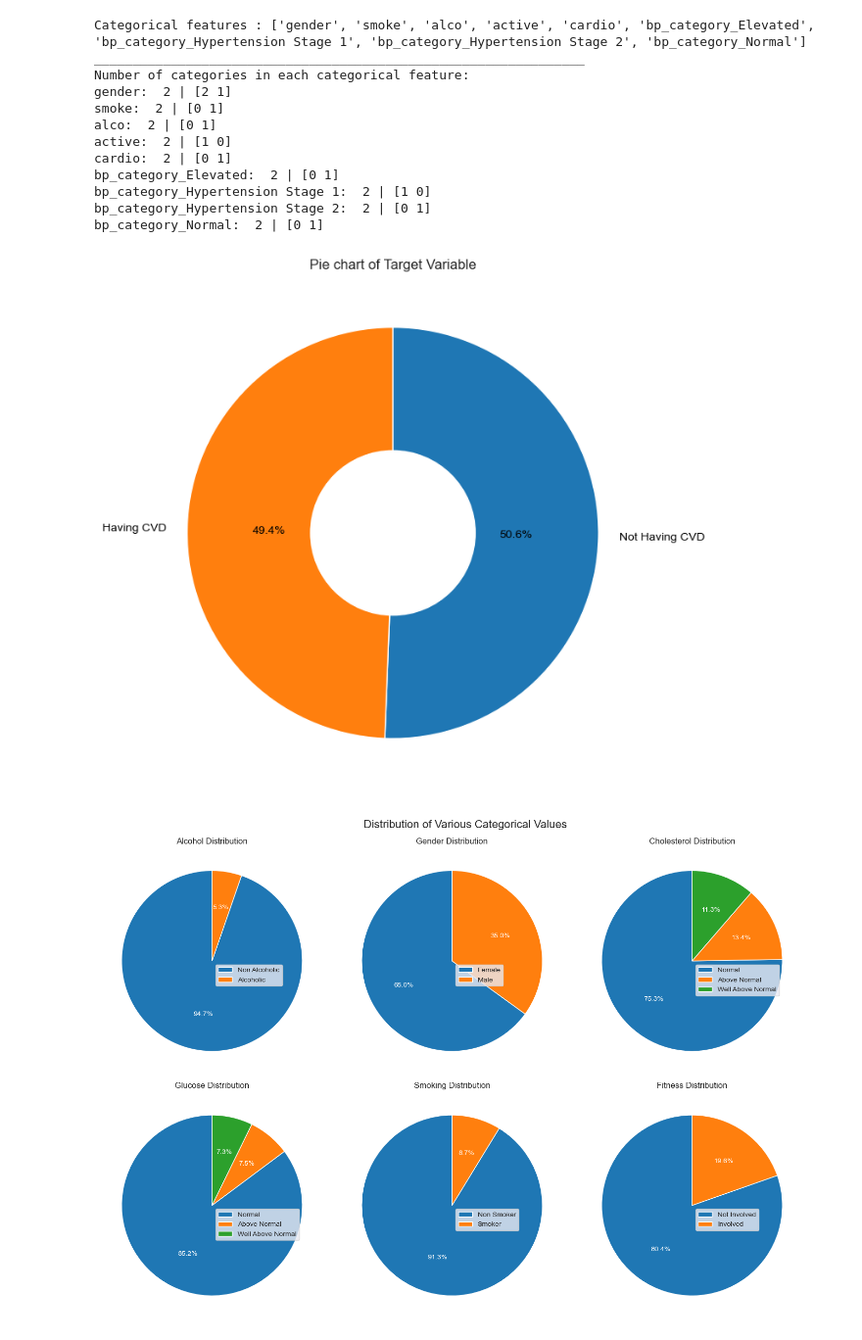
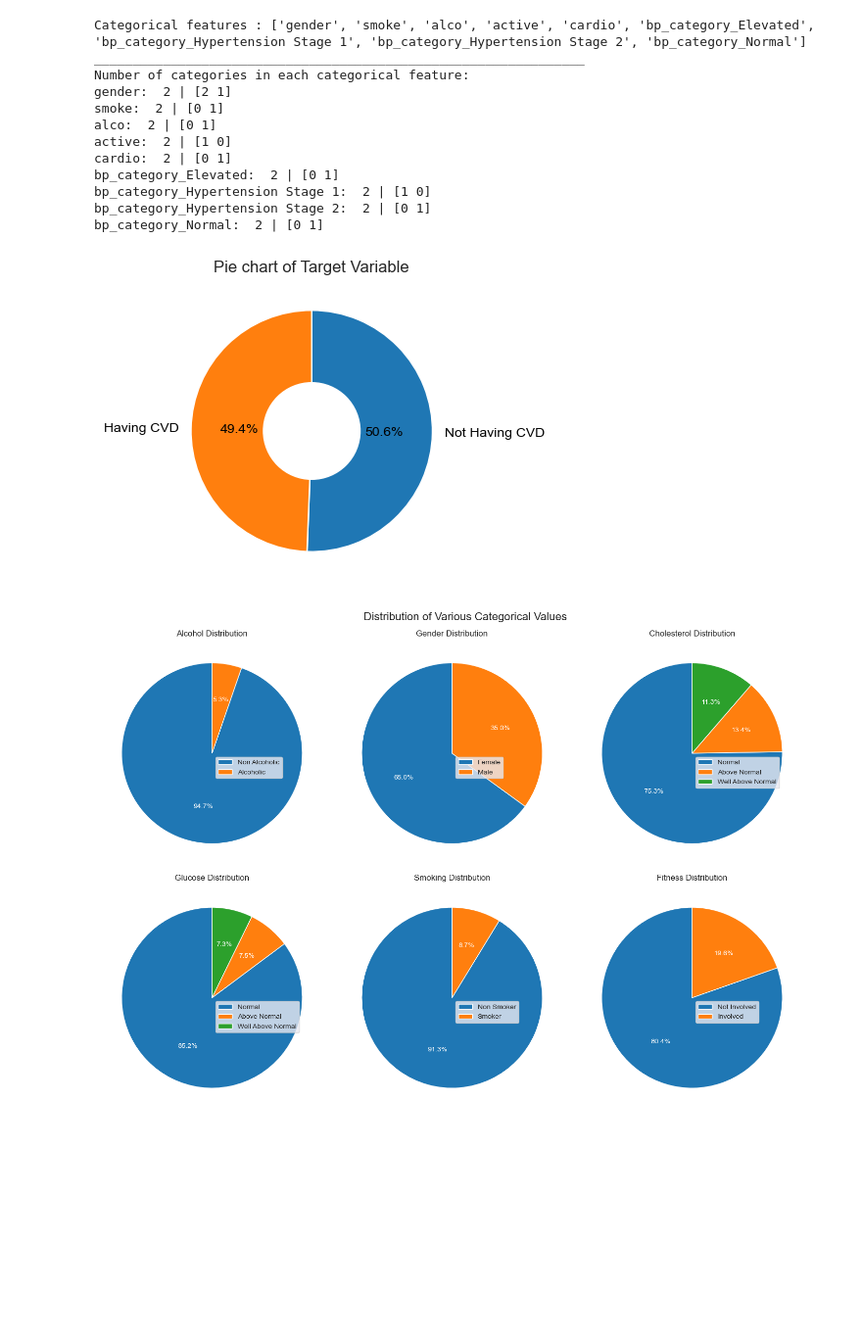
Before and after one commit to MasoudNateghi/CS534, a Jupyter notebook: Project/Project.ipynb, the cells around one changed output. Shown at 98% size. Cells and saved outputs as stored; diff of their text form; code cells hidden in the pictures; blank space fills up the shorter version.

```diff
--- a/Project/Project.ipynb
+++ b/Project/Project.ipynb
@@ -589,20 +589,20 @@ bp_category_Normal:  2 | [0 1]
 # %%
 # Data
 cardio_counts = df_log['cardio'].value_counts()
 
 # Create a pie chart
-plt.figure(figsize=(8, 8))
+plt.figure(figsize=(4, 4))
 plt.pie(cardio_counts, labels=['Not Having CVD', 'Having CVD'], autopct='%1.1f%%', startangle=90, counterclock=False, textprops={'color': 'black'})
 
 # Set title and add a white circle in the center to create a donut chart
 plt.title("Pie chart of Target Variable")
 centre_circle = plt.Circle((0,0),0.4,fc='white')
 fig = plt.gcf()
 fig.gca().add_artist(centre_circle)
 
 plt.show()
 # %% [output]
-[figure, old version]
+[figure, new version]
 # %%
 # Create subplots for 2 rows and 3 columns
 fig, axes = plt.subplots(2, 3, figsize=(15, 10))
```
Also changed, not shown: parts of 5 cells of this notebook.
